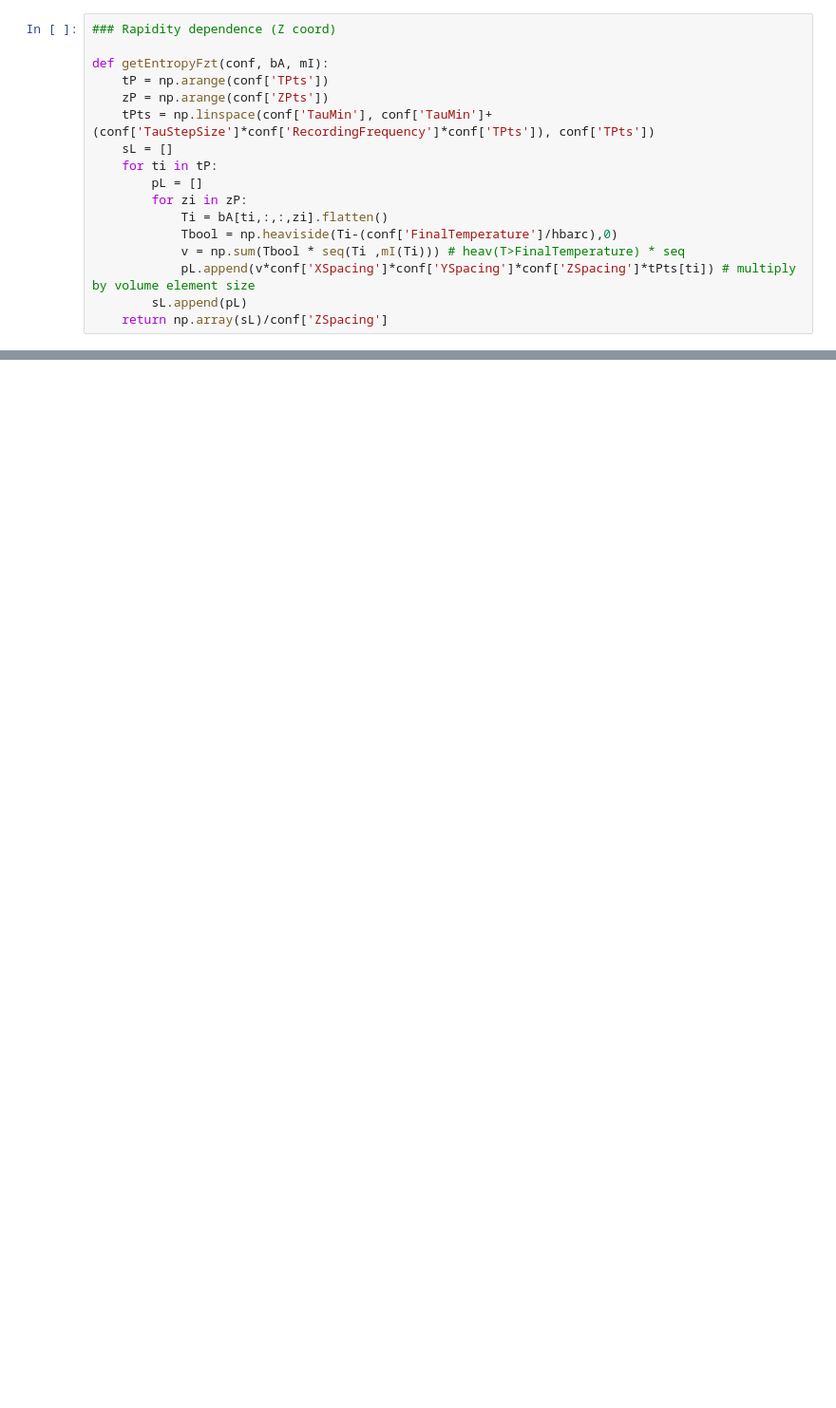
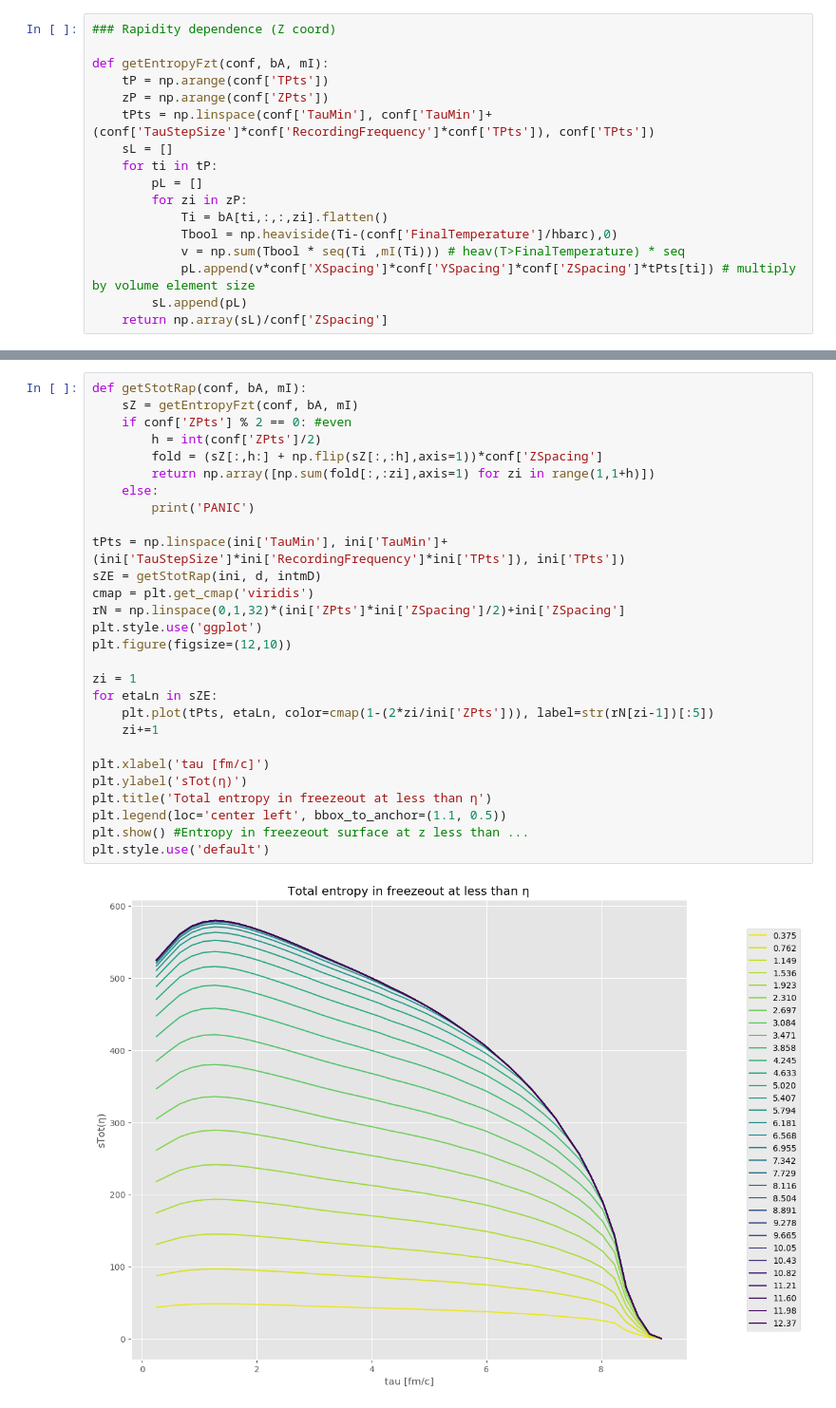
Before and after one commit to jboyd29/pyscripts, a Jupyter notebook: binaryRead.ipynb, the cells around one changed output, grey strips where cells are left out. Shown at 95% size. Cells and saved outputs as stored; diff of their text form; blank space fills up the shorter version.

Commit message:
added function for total entropy in freezeout at less than eta (eta dependence) updated binEnt.py script to output that now too

```diff
--- a/binaryRead.ipynb
+++ b/binaryRead.ipynb
@@ -398,0 +401,30 @@ plt.style.use('default')
+# %%
+def getStotRap(conf, bA, mI):
+    sZ = getEntropyFzt(conf, bA, mI)
+    if conf['ZPts'] % 2 == 0: #even
+        h = int(conf['ZPts']/2)
+        fold = (sZ[:,h:] + np.flip(sZ[:,:h],axis=1))*conf['ZSpacing']
+        return np.array([np.sum(fold[:,:zi],axis=1) for zi in range(1,1+h)])
+    else:
+        print('PANIC')
+
+tPts = np.linspace(ini['TauMin'], ini['TauMin']+(ini['TauStepSize']*ini['RecordingFrequency']*ini['TPts']), ini['TPts'])
+sZE = getStotRap(ini, d, intmD)
+cmap = plt.get_cmap('viridis')
+rN = np.linspace(0,1,32)*(ini['ZPts']*ini['ZSpacing']/2)+ini['ZSpacing']
+plt.style.use('ggplot')
+plt.figure(figsize=(12,10))
+
+zi = 1
+for etaLn in sZE:
+    plt.plot(tPts, etaLn, color=cmap(1-(2*zi/ini['ZPts'])), label=str(rN[zi-1])[:5])
+    zi+=1
+
+plt.xlabel('tau [fm/c]')
+plt.ylabel('sTot(η)')
+plt.title('Total entropy in freezeout at less than η')
+plt.legend(loc='center left', bbox_to_anchor=(1.1, 0.5))
+plt.show() #Entropy in freezeout surface at z less than ...
+plt.style.use('default')
+# %% [output]
+[figure, added]
```
Also changed, not shown: parts of 5 cells of this notebook, 1 other file.
